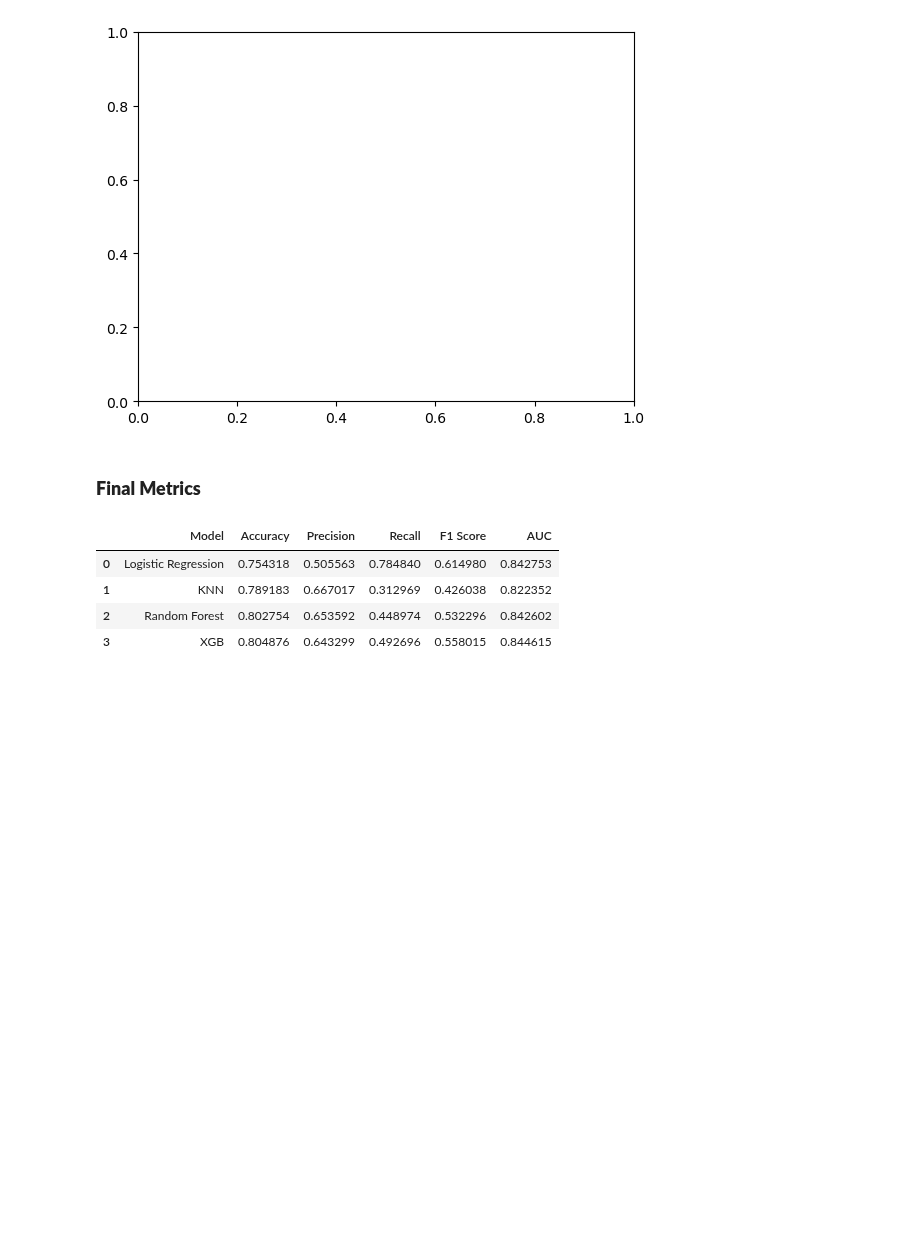
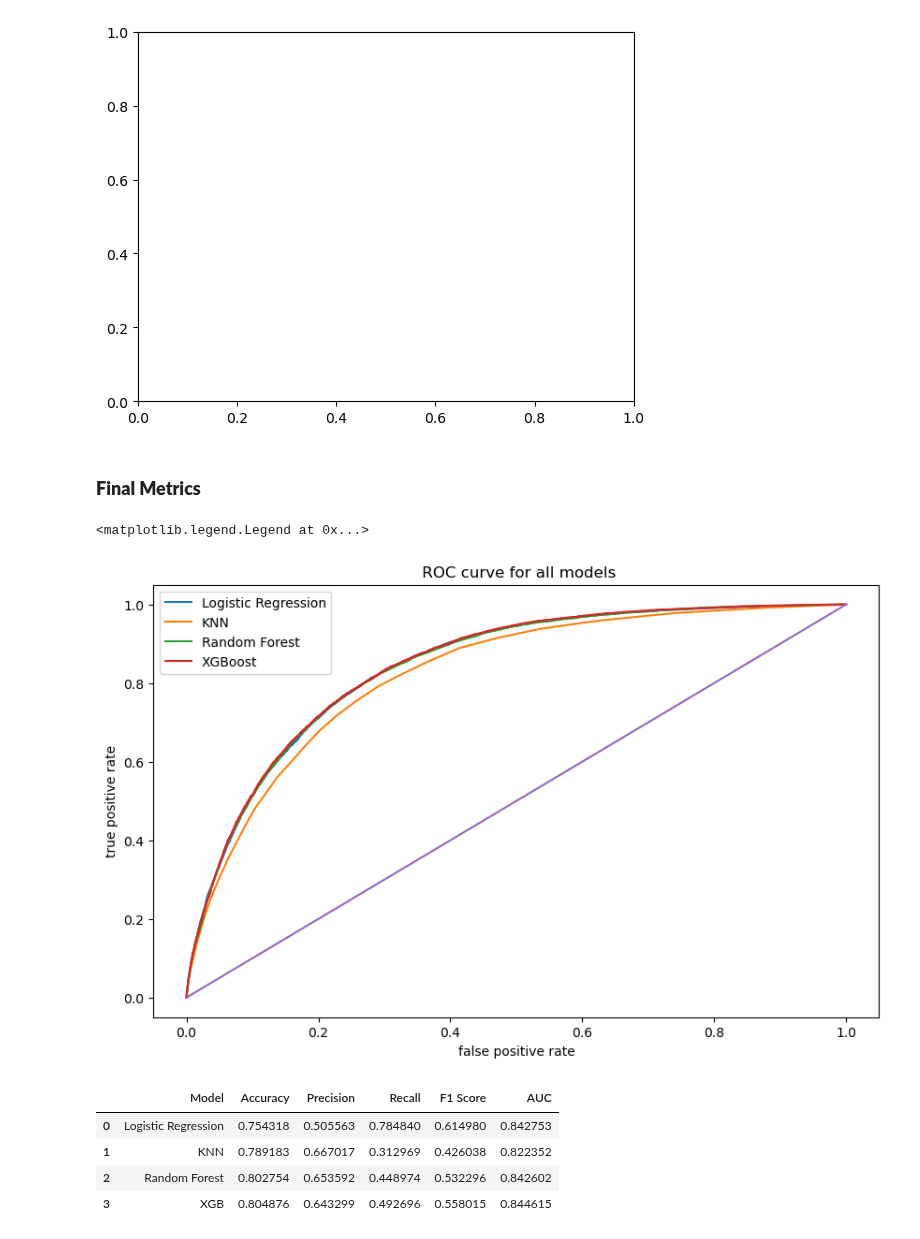
Before and after one commit to DecisionTreeBruining/212B-ML-Project, a Jupyter notebook: assignment_2/local_dev/final_analysis.ipynb, the cells around one changed output. Drawn from its saved outputs; the diff is of its cells as text; code cells hidden in the pictures; blank space fills up the shorter version.

Commit message:
analysis
updates the new graphs

```diff
--- a/assignment_2/local_dev/final_analysis.ipynb
+++ b/assignment_2/local_dev/final_analysis.ipynb
@@ -430,6 +432,26 @@ ImportError: You must install graphviz to plot tree
 [figure]
 # %% [markdown]
 ### **Final Metrics**
+# %%
+# plot all auc curves in one plot
+plt.figure(figsize=(10, 6))
+fpr, tpr, thresholds = metrics.roc_curve(y_test,y_pred_prob_logi)
+plt.plot(fpr, tpr, label = 'Logistic Regression')
+fpr, tpr, thresholds = metrics.roc_curve(y_test,y_pred_prob_knn)
+plt.plot(fpr, tpr, label = 'KNN')
+fpr, tpr, thresholds = metrics.roc_curve(y_test,y_pred_prob_rf)
+plt.plot(fpr, tpr, label = 'Random Forest')
+fpr, tpr, thresholds = metrics.roc_curve(y_test,y_pred_prob_xgb)
+plt.plot(fpr, tpr, label = 'XGBoost')
+plt.plot([0,1],[0,1])
+plt.xlabel('false positive rate')
+plt.ylabel('true positive rate')
+plt.title(' ROC curve for all models')
+plt.savefig(figpath + 'all_model_roc.png')
+plt.legend()
+# %% [output]
+<matplotlib.legend.Legend at 0x...>
+[figure, added]
 # %%
 # Accuracy
 logi_accuracy = accuracy_score(y_test, y_pred_test_logi)
```
Also changed, not shown: parts of 3 cells of this notebook, 4 other files.
